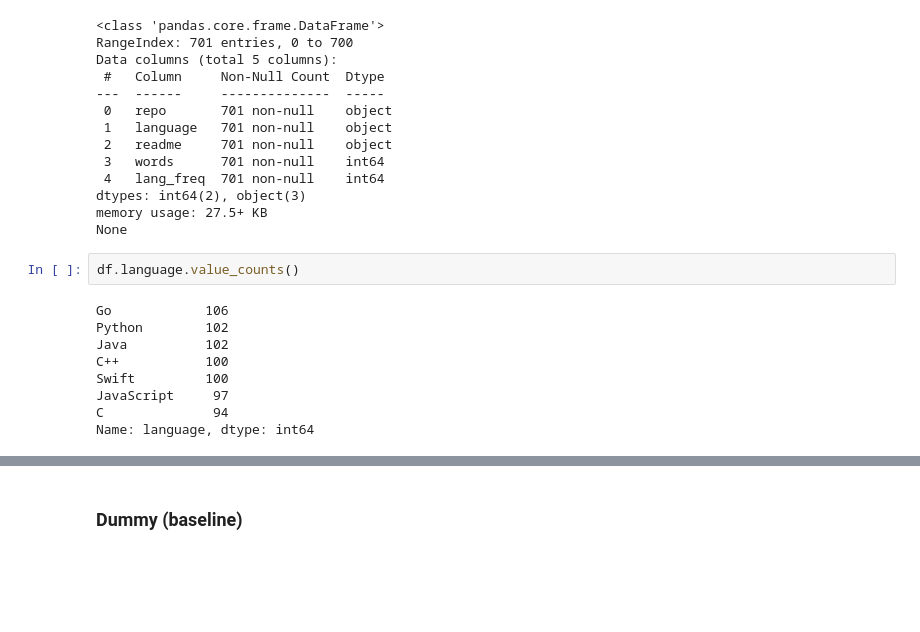
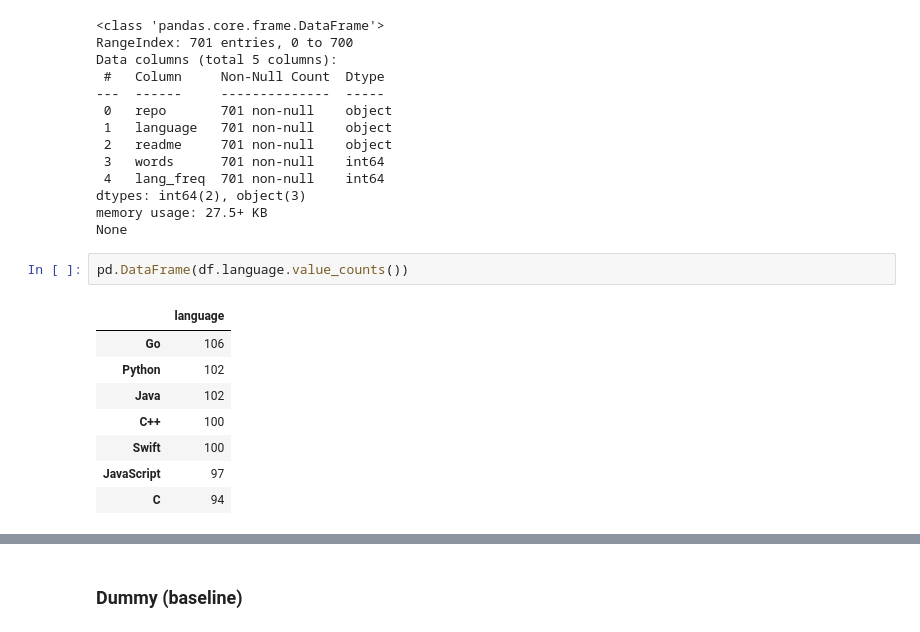
Before and after one commit to CANDLES-NLP/readme-nlp-classification, a Jupyter notebook: notebook-1.ipynb, the cells around one changed output, grey strips where cells are left out. Cells and saved outputs as stored; diff of their text form; blank space fills up the shorter version.

```diff
--- a/notebook-1.ipynb
+++ b/notebook-1.ipynb
@@ -46,13 +48,13 @@ dtypes: int64(2), object(3)
 memory usage: 27.5+ KB
 None
 # %%
-df.language.value_counts()
+pd.DataFrame(df.language.value_counts())
 # %% [output]
-Go            106
-Python        102
-Java          102
-C++           100
-Swift         100
-JavaScript     97
-C              94
-Name: language, dtype: int64
+|  | language |
+| Go | 106 |
+| Python | 102 |
+| Java | 102 |
+| C++ | 100 |
+| Swift | 100 |
+| JavaScript | 97 |
+| C | 94 |
```
Also changed, not shown: parts of 14 cells of this notebook, 7 other files.
